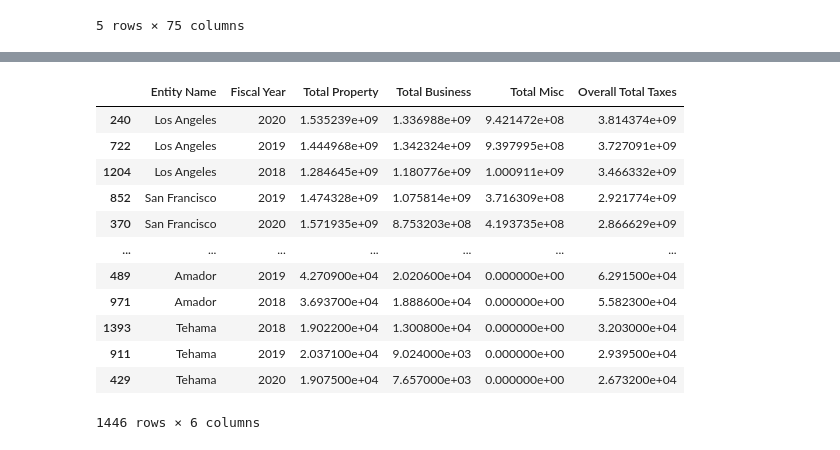
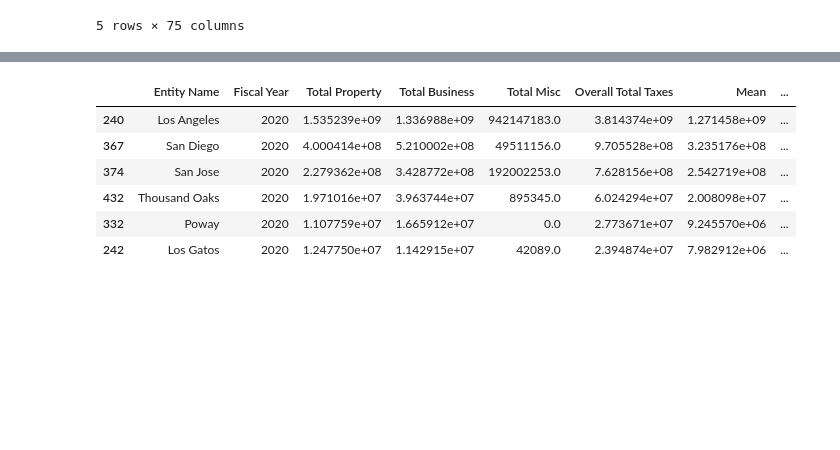
Before and after one commit to kaylajgranados/Project-1-Group-5, a Jupyter notebook: Analysis/data.ipynb, the cells around one changed output, grey strips where cells are left out. Saved outputs shown, nothing was run; the diff lists cells and outputs as text; code cells hidden in the pictures; blank space fills up the shorter version.

```diff
--- a/Analysis/data.ipynb
+++ b/Analysis/data.ipynb
@@ -194,35 +177,19 @@ highest_misc_tax_df
 entity_name=new_property_tax_df["Entity Name"]
 fiscal_year=new_property_tax_df["Fiscal Year"]
 total_property = highest_property_tax_df["Total Property Tax"]
-total_business = highest_business_tax_df["Overall Total Business Taxes"]
+total_business = highest_business_tax_df["Overall Total Business Tax"]
 total_misc = highest_misc_tax_df["Overall Total Miscellaneous Taxes"]
 
-total_category_df = pd.DataFrame({"Entity Name": entity_name,
+total_category_by_city_df = pd.DataFrame({"Entity Name": entity_name,
                                 "Fiscal Year": fiscal_year,
                                 "Total Property": total_property,
                                "Total Business": total_business,
                                "Total Misc": total_misc})
 
+#Add columns
 cols = ["Total Property", "Total Business", "Total Misc"]
-total_category_df["Overall Total Taxes"] = total_category_df[cols].sum(axis=1)
-total_category_df
-
-# Use loc to only display data for our 6 cities for 2020
-
-# Sort for ascending
-total_category_df = total_category_df.sort_values("Overall Total Taxes", ascending=False)
-total_category_df
+total_category_by_city_df["Overall Total Taxes"] = total_category_by_city_df[cols].sum(axis=1)
+cols1 = ["Total Property", "Total Business", "Total Misc"]
+total_category_by_city_df["Mean"] = total_category_by_city_df[cols1].mean(axis=1)
+cols2 = ["Total Property", "Total Business", "Total Misc"]
+total_category_by_city_df["Median"] = total_category_by_city_df[cols1].median(axis=1)
-# %% [output]
-|  | Entity Name | Fiscal Year | Total Property | Total Business | Total Misc | Overall Total Taxes |
-| 240 | Los Angeles | 2020 | 1.535239e+09 | 1.336988e+09 | 9.421472e+08 | 3.814374e+09 |
-| 722 | Los Angeles | 2019 | 1.444968e+09 | 1.342324e+09 | 9.397995e+08 | 3.727091e+09 |
-| 1204 | Los Angeles | 2018 | 1.284645e+09 | 1.180776e+09 | 1.000911e+09 | 3.466332e+09 |
-| 852 | San Francisco | 2019 | 1.474328e+09 | 1.075814e+09 | 3.716309e+08 | 2.921774e+09 |
-| 370 | San Francisco | 2020 | 1.571935e+09 | 8.753203e+08 | 4.193735e+08 | 2.866629e+09 |
-| ... | ... | ... | ... | ... | ... | ... |
-| 489 | Amador | 2019 | 4.270900e+04 | 2.020600e+04 | 0.000000e+00 | 6.291500e+04 |
-| 971 | Amador | 2018 | 3.693700e+04 | 1.888600e+04 | 0.000000e+00 | 5.582300e+04 |
-| 1393 | Tehama | 2018 | 1.902200e+04 | 1.300800e+04 | 0.000000e+00 | 3.203000e+04 |
-| 911 | Tehama | 2019 | 2.037100e+04 | 9.024000e+03 | 0.000000e+00 | 2.939500e+04 |
-| 429 | Tehama | 2020 | 1.907500e+04 | 7.657000e+03 | 0.000000e+00 | 2.673200e+04 |
-1446 rows × 6 columns
@@ -278,0 +196,23 @@ total_category_df
+# %%
+# Use loc to only display data for our 6 cities for 2020 -this is broken
+los_angeles_total_tax= total_category_by_city_df.loc[(total_category_by_city_df['Entity Name']=="Los Angeles") & (total_category_by_city_df['Fiscal Year']==2020)]
+san_jose_total_tax= total_category_by_city_df.loc[(total_category_by_city_df['Entity Name']=="San Jose") & (total_category_by_city_df['Fiscal Year']==2020)]
+san_diego_total_tax= total_category_by_city_df.loc[(total_category_by_city_df['Entity Name']=="San Diego") & (total_category_by_city_df['Fiscal Year']==2020)]
+thousand_oaks_total_tax= total_category_by_city_df.loc[(total_category_by_city_df['Entity Name']=="Thousand Oaks") & (total_category_by_city_df['Fiscal Year']==2020)]
+los_gatos_total_tax= total_category_by_city_df.loc[(total_category_by_city_df['Entity Name']=="Los Gatos") & (total_category_by_city_df['Fiscal Year']==2020),]
+poway_total_tax= total_category_by_city_df.loc[(total_category_by_city_df['Entity Name']=="Poway") & (total_category_by_city_df['Fiscal Year']==2020)]
+
+frames = [los_angeles_total_tax, san_jose_total_tax, san_diego_total_tax, thousand_oaks_total_tax, los_gatos_total_tax, poway_total_tax]
+total_tax_by_city_df = pd.concat(frames)
+# %%
+# Sort for ascending
+highest_total_tax_by_city = total_tax_by_city_df.sort_values("Overall Total Taxes", ascending=False)
+highest_total_tax_by_city
+# %% [output]
+|  | Entity Name | Fiscal Year | Total Property | Total Business | Total Misc | Overall Total Taxes | Mean | ... |
+| 240 | Los Angeles | 2020 | 1.535239e+09 | 1.336988e+09 | 942147183.0 | 3.814374e+09 | 1.271458e+09 | ... |
+| 367 | San Diego | 2020 | 4.000414e+08 | 5.210002e+08 | 49511156.0 | 9.705528e+08 | 3.235176e+08 | ... |
+| 374 | San Jose | 2020 | 2.279362e+08 | 3.428772e+08 | 192002253.0 | 7.628156e+08 | 2.542719e+08 | ... |
+| 432 | Thousand Oaks | 2020 | 1.971016e+07 | 3.963744e+07 | 895345.0 | 6.024294e+07 | 2.008098e+07 | ... |
+| 332 | Poway | 2020 | 1.107759e+07 | 1.665912e+07 | 0.0 | 2.773671e+07 | 9.245570e+06 | ... |
+| 242 | Los Gatos | 2020 | 1.247750e+07 | 1.142915e+07 | 42089.0 | 2.394874e+07 | 7.982912e+06 | ... |
```
Also changed, not shown: parts of 7 cells of this notebook.
